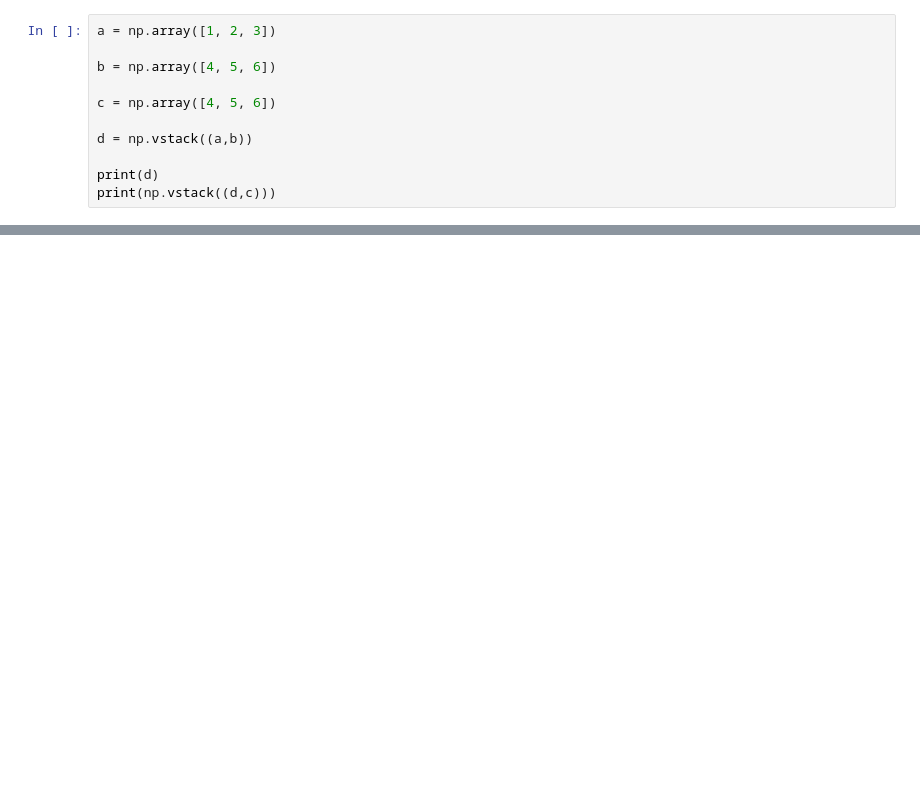
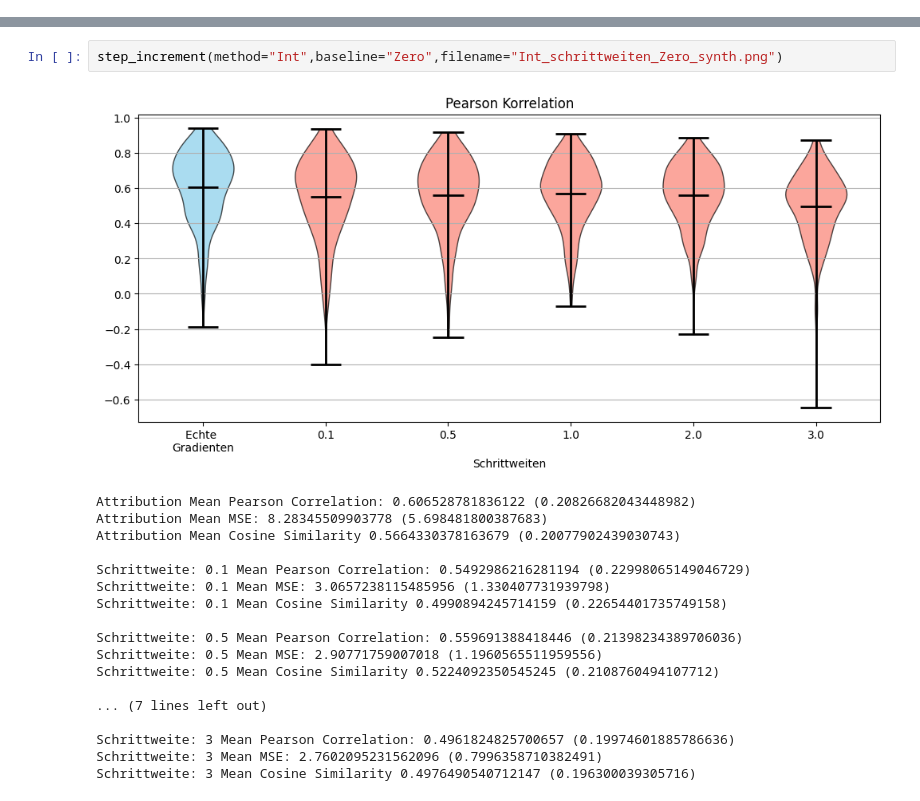
Before and after one commit to Benomin/Approx_Grad_Methoden, a Jupyter notebook: Synthetic Data.ipynb, the cells around one changed output, grey strips where cells are left out. Drawn from its saved outputs; the diff is of its cells as text; blank space fills up the shorter version.

```diff
--- a/Synthetic Data.ipynb
+++ b/Synthetic Data.ipynb
@@ -165,14 +114,3 @@ class SyntheticDataGenerator1:
             true_effects=test_dgp['effects'],
             beta=self.beta
         )
-# %%
-a = np.array([1, 2, 3])
-
-b = np.array([4, 5, 6])
-
-c = np.array([4, 5, 6])
-
-d = np.vstack((a,b))
-
-print(d)
-print(np.vstack((d,c)))
@@ -698,0 +735,21 @@ Mean Cosine Similarity 0.056438148391281424
+# %%
+step_increment(method="Int",baseline="Zero",filename="Int_schrittweiten_Zero_synth.png")
+# %% [output]
+[figure, added]
+Attribution Mean Pearson Correlation: 0.606528781836122 (0.20826682043448982)
+Attribution Mean MSE: 8.28345509903778 (5.698481800387683)
+Attribution Mean Cosine Similarity 0.5664330378163679 (0.20077902439030743)
+
+Schrittweite: 0.1 Mean Pearson Correlation: 0.5492986216281194 (0.22998065149046729)
+Schrittweite: 0.1 Mean MSE: 3.0657238115485956 (1.330407731939798)
+Schrittweite: 0.1 Mean Cosine Similarity 0.4990894245714159 (0.22654401735749158)
+
+Schrittweite: 0.5 Mean Pearson Correlation: 0.559691388418446 (0.21398234389706036)
+Schrittweite: 0.5 Mean MSE: 2.90771759007018 (1.1960565511959556)
+Schrittweite: 0.5 Mean Cosine Similarity 0.5224092350545245 (0.2108760494107712)
+
+... (7 lines left out)
+
+Schrittweite: 3 Mean Pearson Correlation: 0.4961824825700657 (0.19974601885786636)
+Schrittweite: 3 Mean MSE: 2.7602095231562096 (0.7996358710382491)
+Schrittweite: 3 Mean Cosine Similarity 0.4976490540712147 (0.196300039305716)
```
Also changed, not shown: parts of 10 cells of this notebook, 2 other files.
